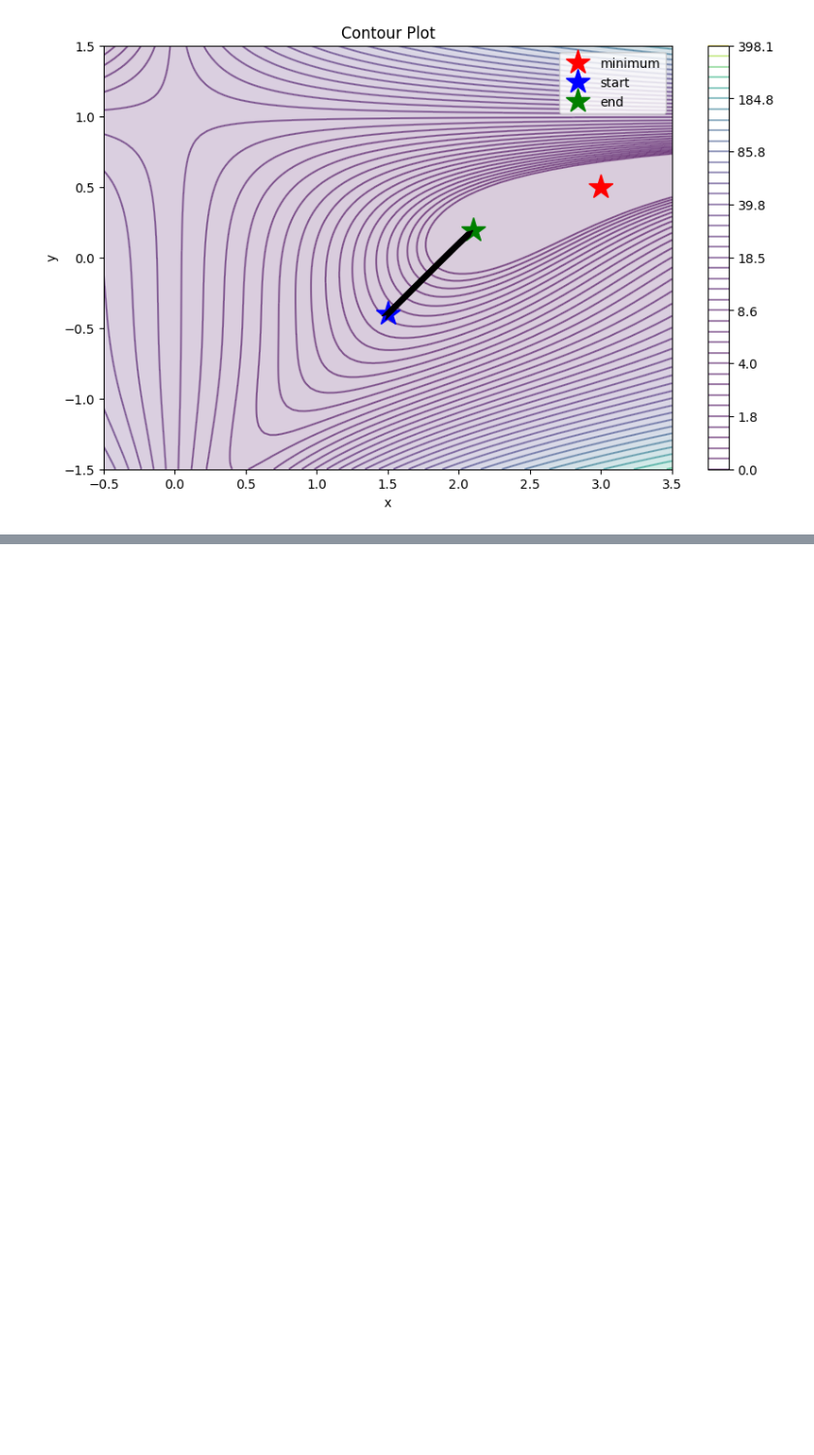
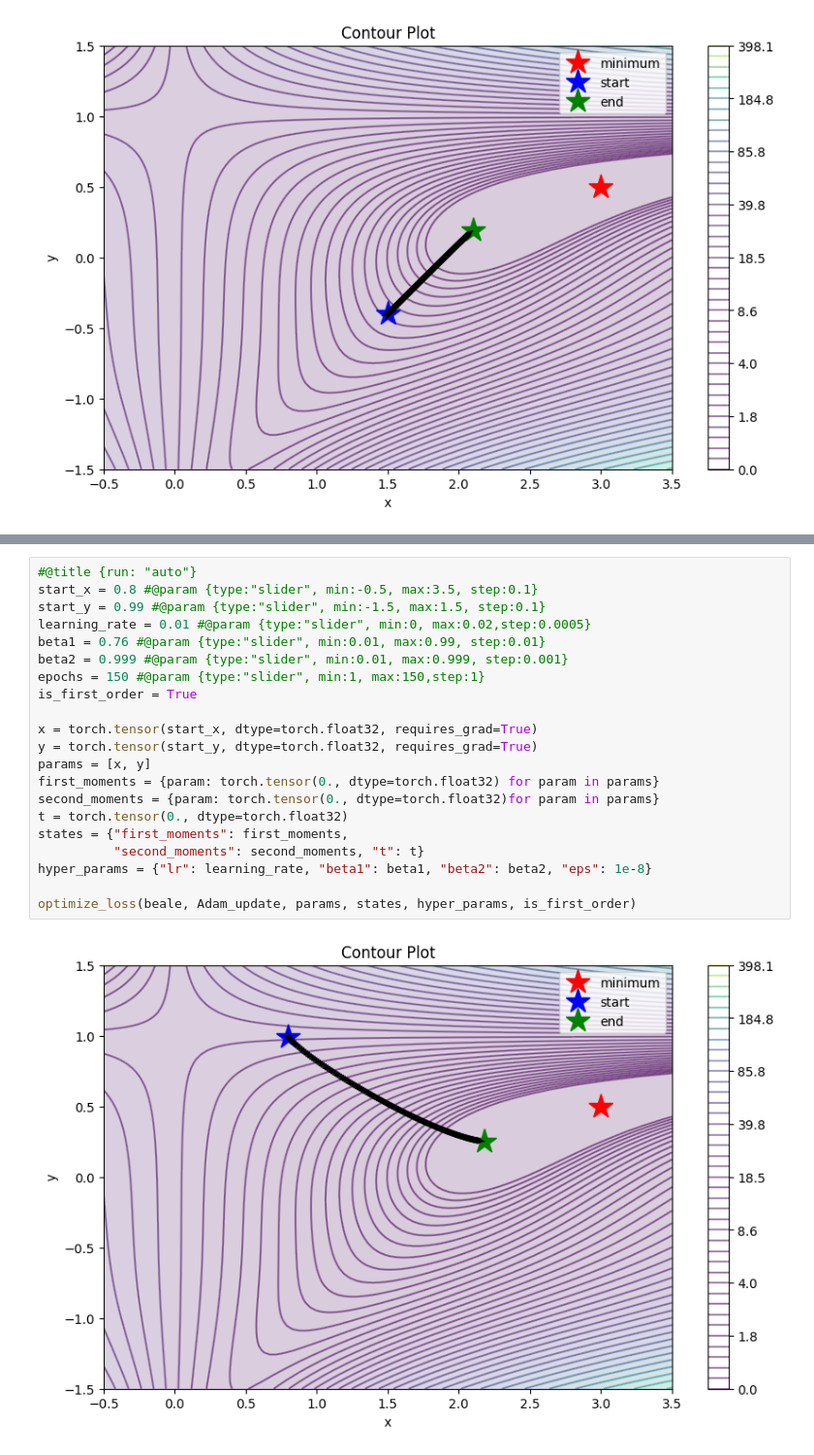
Before and after one commit to DnyaNvB/DeepLearning-Optimization-Methods, a Jupyter notebook: DL-optimization-functions.ipynb, the cells around one changed output, grey strips where cells are left out. Shown at 97% size. Cells and saved outputs as stored; diff of their text form; blank space fills up the shorter version.

```diff
--- a/DL-optimization-functions.ipynb
+++ b/DL-optimization-functions.ipynb
@@ -350,0 +402,23 @@ optimize_loss(beale, RMSProp_update, params, states, hyper_params, is_first_orde
+# %%
+#@title {run: "auto"}
+start_x = 0.8 #@param {type:"slider", min:-0.5, max:3.5, step:0.1}
+start_y = 0.99 #@param {type:"slider", min:-1.5, max:1.5, step:0.1}
+learning_rate = 0.01 #@param {type:"slider", min:0, max:0.02,step:0.0005}
+beta1 = 0.76 #@param {type:"slider", min:0.01, max:0.99, step:0.01}
+beta2 = 0.999 #@param {type:"slider", min:0.01, max:0.999, step:0.001}
+epochs = 150 #@param {type:"slider", min:1, max:150,step:1}
+is_first_order = True
+
+x = torch.tensor(start_x, dtype=torch.float32, requires_grad=True)
+y = torch.tensor(start_y, dtype=torch.float32, requires_grad=True)
+params = [x, y]
+first_moments = {param: torch.tensor(0., dtype=torch.float32) for param in params}
+second_moments = {param: torch.tensor(0., dtype=torch.float32)for param in params}
+t = torch.tensor(0., dtype=torch.float32)
+states = {"first_moments": first_moments,
+          "second_moments": second_moments, "t": t}
+hyper_params = {"lr": learning_rate, "beta1": beta1, "beta2": beta2, "eps": 1e-8}
+
+optimize_loss(beale, Adam_update, params, states, hyper_params, is_first_order)
+# %% [output]
+[figure, added]
```
Also changed, not shown: parts of 3 cells of this notebook.
